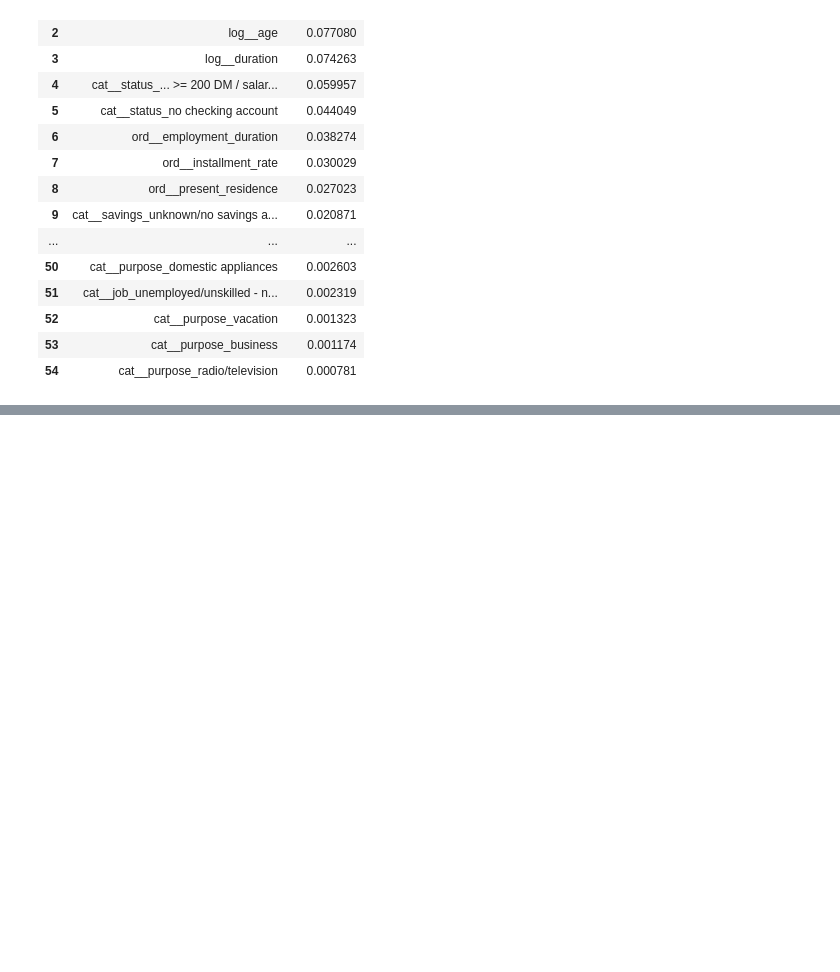
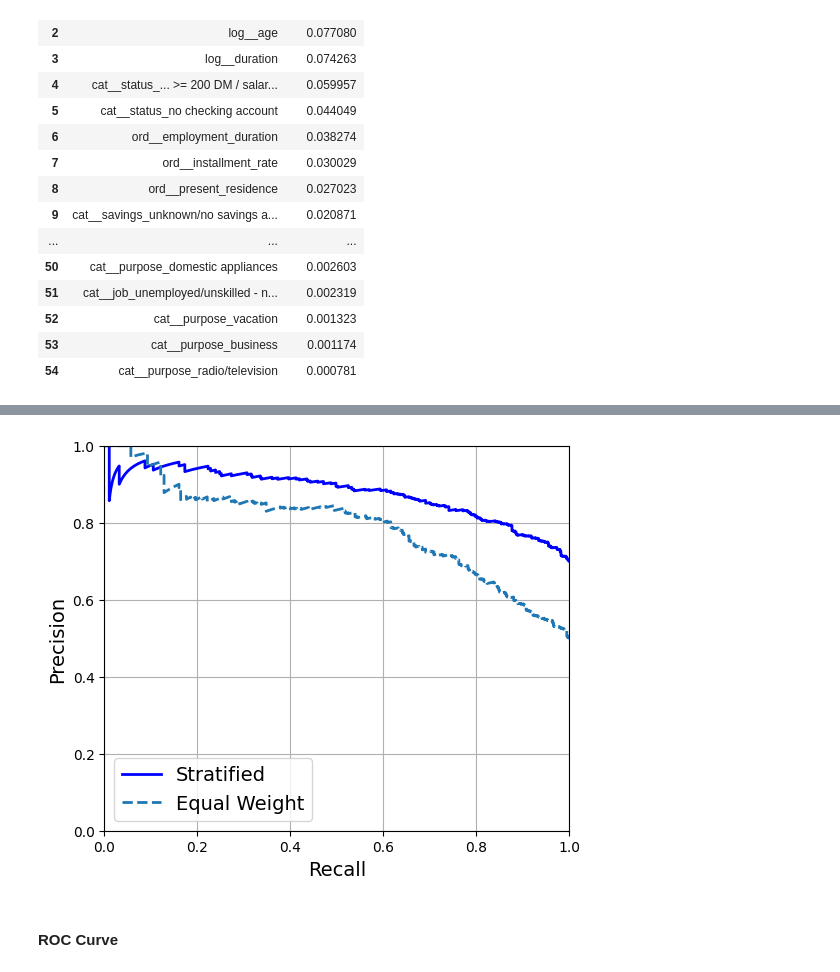
Before and after one commit to Gonzalo-Caro/Practicas-ML-NN, a Jupyter notebook: Additional Exercises/2. Classification.ipynb, the cells around one changed output, grey strips where cells are left out. Cells and saved outputs as stored; diff of their text form; code cells hidden in the pictures; blank space fills up the shorter version.

```diff
--- a/Additional Exercises/2. Classification.ipynb
+++ b/Additional Exercises/2. Classification.ipynb
@@ -742,0 +892,18 @@ feature_importance
+# %%
+plt.figure(figsize=(6, 5))
+
+plt.plot(recalls, precisions, "b-", linewidth=2,
+         label="Stratified")
+plt.plot(recalls_50, precisions_50, "--", linewidth=2, label="Equal Weight")
+
+plt.xlabel("Recall")
+plt.ylabel("Precision")
+plt.axis([0, 1, 0, 1])
+plt.grid()
+plt.legend(loc="lower left")
+
+plt.show()
+# %% [output]
+[figure, added]
+# %% [markdown]
+#### ROC Curve
```
Also changed, not shown: parts of 55 cells of this notebook, 1 other file.
